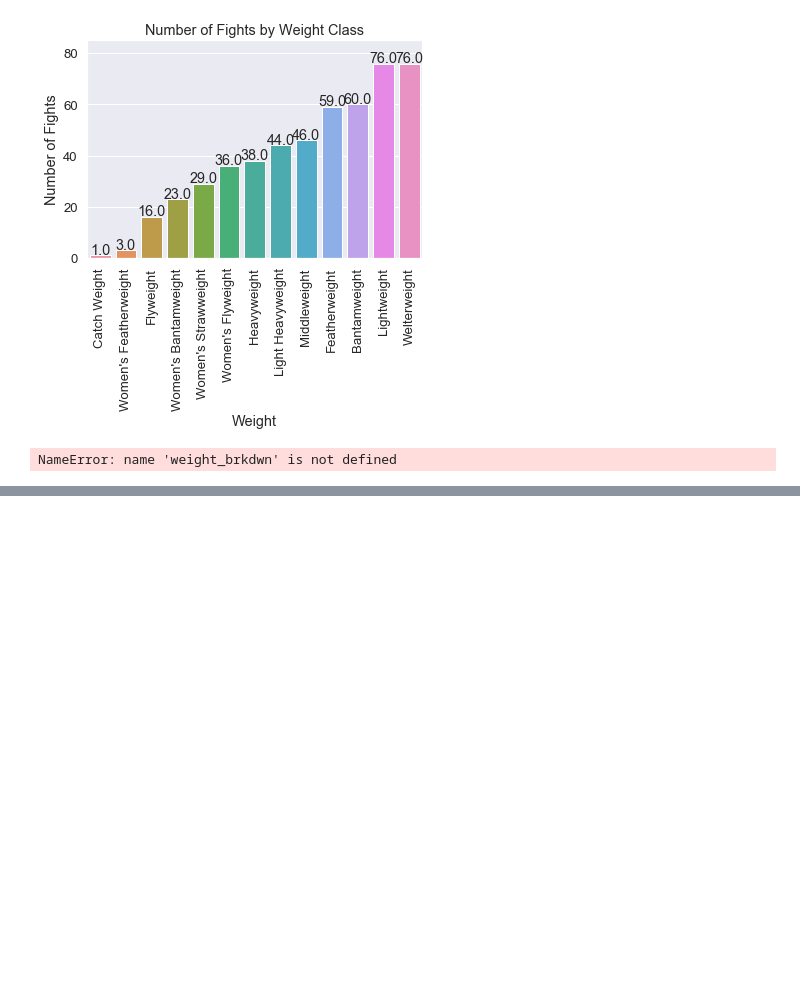
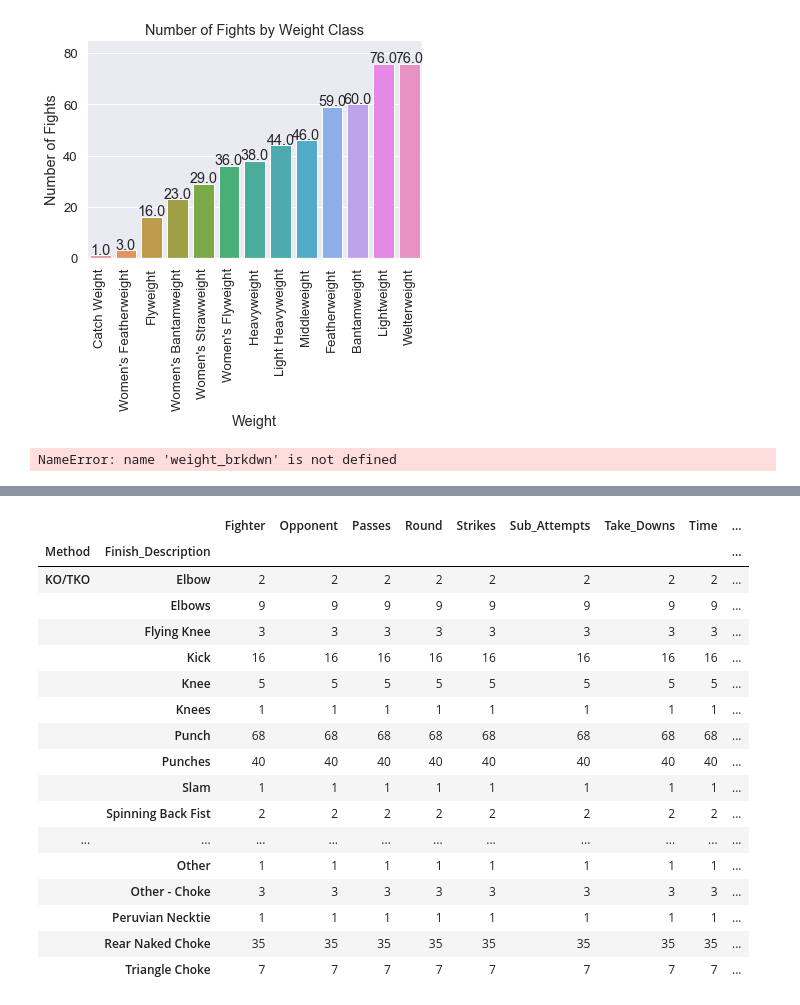
Before and after one commit to Daylen-Mackey/UFC-2019-In-Review, a Jupyter notebook: Web Scraping.ipynb, the cells around one changed output, grey strips where cells are left out. Drawn from its saved outputs; the diff is of its cells as text; code cells hidden in the pictures; blank space fills up the shorter version.

Commit message:
More Exploratory Analysis and Tableau Tomfoolery

```diff
--- a/Web Scraping.ipynb
+++ b/Web Scraping.ipynb
@@ -206,3 +206,5 @@ wins.shape
 5720.216666666666
 95.33694444444444
 (507, 15)
+# %%
+df.drop('Unnamed: 0', inplace = True, axis = 1)
@@ -262,0 +290,2 @@ NameError: name 'weight_brkdwn' is not defined
+# %%
+evens = df[0::2]
@@ -262,0 +318,21 @@ NameError: name 'weight_brkdwn' is not defined
+# %%
+evens.groupby(['Method','Finish_Description']).count()
+# %% [output]
+|  |  | Fighter | Opponent | Passes | Round | Strikes | Sub_Attempts | Take_Downs | Time | ... |
+| Method | Finish_Description |  |  |  |  |  |  |  |  | ... |
+| KO/TKO | Elbow | 2 | 2 | 2 | 2 | 2 | 2 | 2 | 2 | ... |
+|  | Elbows | 9 | 9 | 9 | 9 | 9 | 9 | 9 | 9 | ... |
+|  | Flying Knee | 3 | 3 | 3 | 3 | 3 | 3 | 3 | 3 | ... |
+|  | Kick | 16 | 16 | 16 | 16 | 16 | 16 | 16 | 16 | ... |
+|  | Knee | 5 | 5 | 5 | 5 | 5 | 5 | 5 | 5 | ... |
+|  | Knees | 1 | 1 | 1 | 1 | 1 | 1 | 1 | 1 | ... |
+|  | Punch | 68 | 68 | 68 | 68 | 68 | 68 | 68 | 68 | ... |
+|  | Punches | 40 | 40 | 40 | 40 | 40 | 40 | 40 | 40 | ... |
+|  | Slam | 1 | 1 | 1 | 1 | 1 | 1 | 1 | 1 | ... |
+|  | Spinning Back Fist | 2 | 2 | 2 | 2 | 2 | 2 | 2 | 2 | ... |
+| ... | ... | ... | ... | ... | ... | ... | ... | ... | ... | ... |
+|  | Other | 1 | 1 | 1 | 1 | 1 | 1 | 1 | 1 | ... |
+|  | Other - Choke | 3 | 3 | 3 | 3 | 3 | 3 | 3 | 3 | ... |
+|  | Peruvian Necktie | 1 | 1 | 1 | 1 | 1 | 1 | 1 | 1 | ... |
+|  | Rear Naked Choke | 35 | 35 | 35 | 35 | 35 | 35 | 35 | 35 | ... |
+|  | Triangle Choke | 7 | 7 | 7 | 7 | 7 | 7 | 7 | 7 | ... |
```
Also changed, not shown: parts of 10 cells of this notebook, 14 other files.
